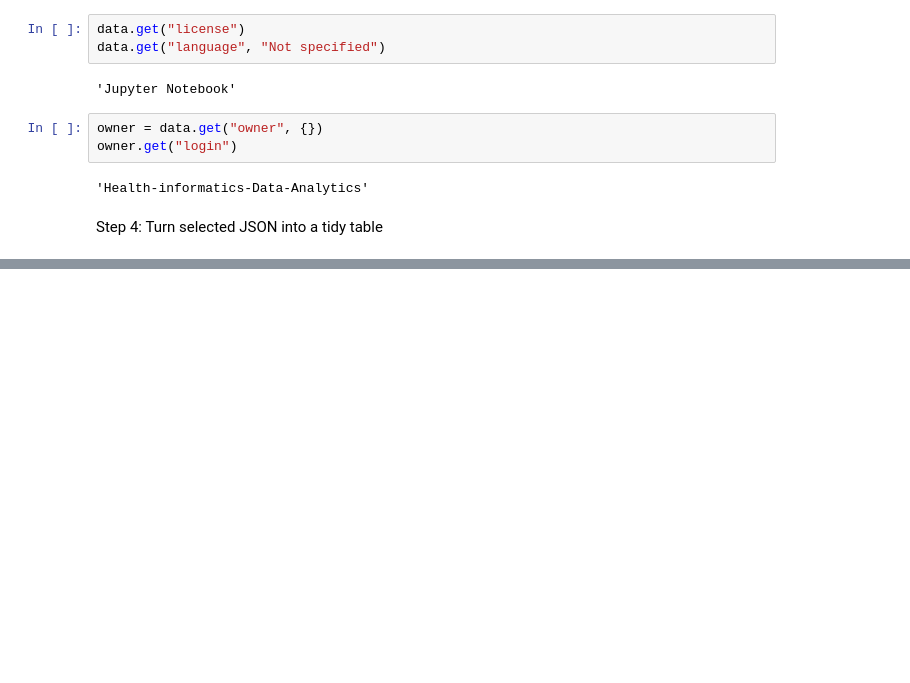
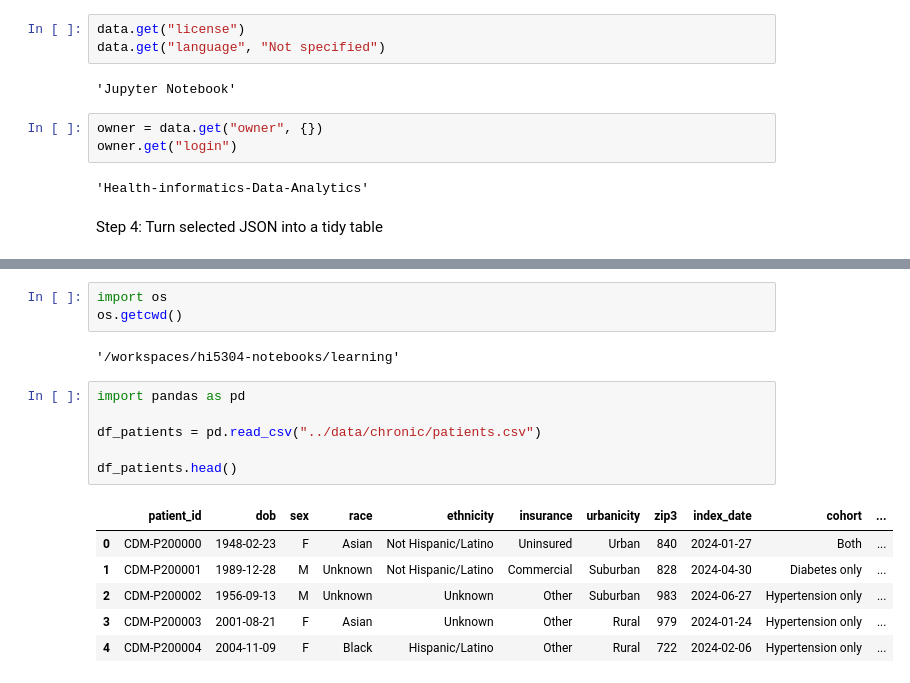
Before and after one commit to Blake-Wei/hi5304-assignment3, a Jupyter notebook: learning/practice.ipynb, the cells around one changed output, grey strips where cells are left out. Drawn from its saved outputs; the diff is of its cells as text; blank space fills up the shorter version.

```diff
--- a/learning/practice.ipynb
+++ b/learning/practice.ipynb
@@ -249,0 +250,18 @@ df
+# %%
+import os
+os.getcwd()
+# %% [output]
+'/workspaces/hi5304-notebooks/learning'
+# %%
+import pandas as pd
+
+df_patients = pd.read_csv("../data/chronic/patients.csv")
+
+df_patients.head()
+# %% [output]
+|  | patient_id | dob | sex | race | ethnicity | insurance | urbanicity | zip3 | index_date | cohort | ... |
+| 0 | CDM-P200000 | 1948-02-23 | F | Asian | Not Hispanic/Latino | Uninsured | Urban | 840 | 2024-01-27 | Both | ... |
+| 1 | CDM-P200001 | 1989-12-28 | M | Unknown | Not Hispanic/Latino | Commercial | Suburban | 828 | 2024-04-30 | Diabetes only | ... |
+| 2 | CDM-P200002 | 1956-09-13 | M | Unknown | Unknown | Other | Suburban | 983 | 2024-06-27 | Hypertension only | ... |
+| 3 | CDM-P200003 | 2001-08-21 | F | Asian | Unknown | Other | Rural | 979 | 2024-01-24 | Hypertension only | ... |
+| 4 | CDM-P200004 | 2004-11-09 | F | Black | Hispanic/Latino | Other | Rural | 722 | 2024-02-06 | Hypertension only | ... |
```
Also changed, not shown: parts of 3 cells of this notebook.
